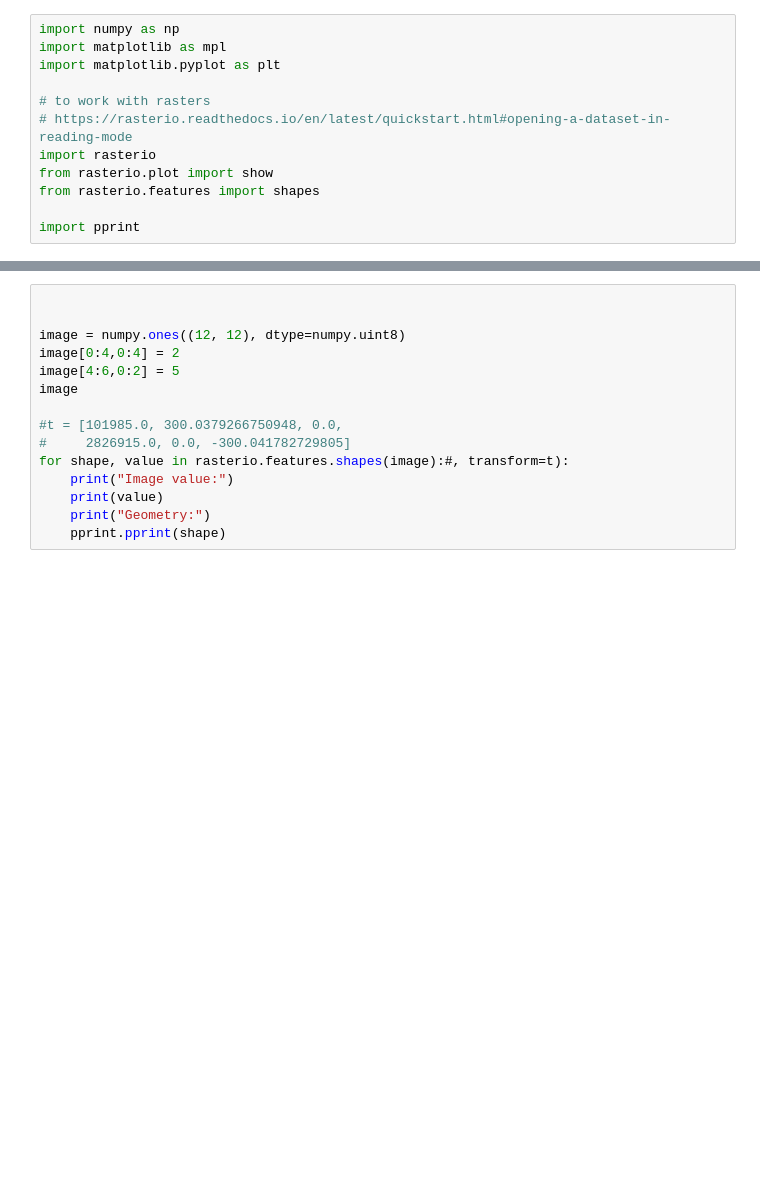
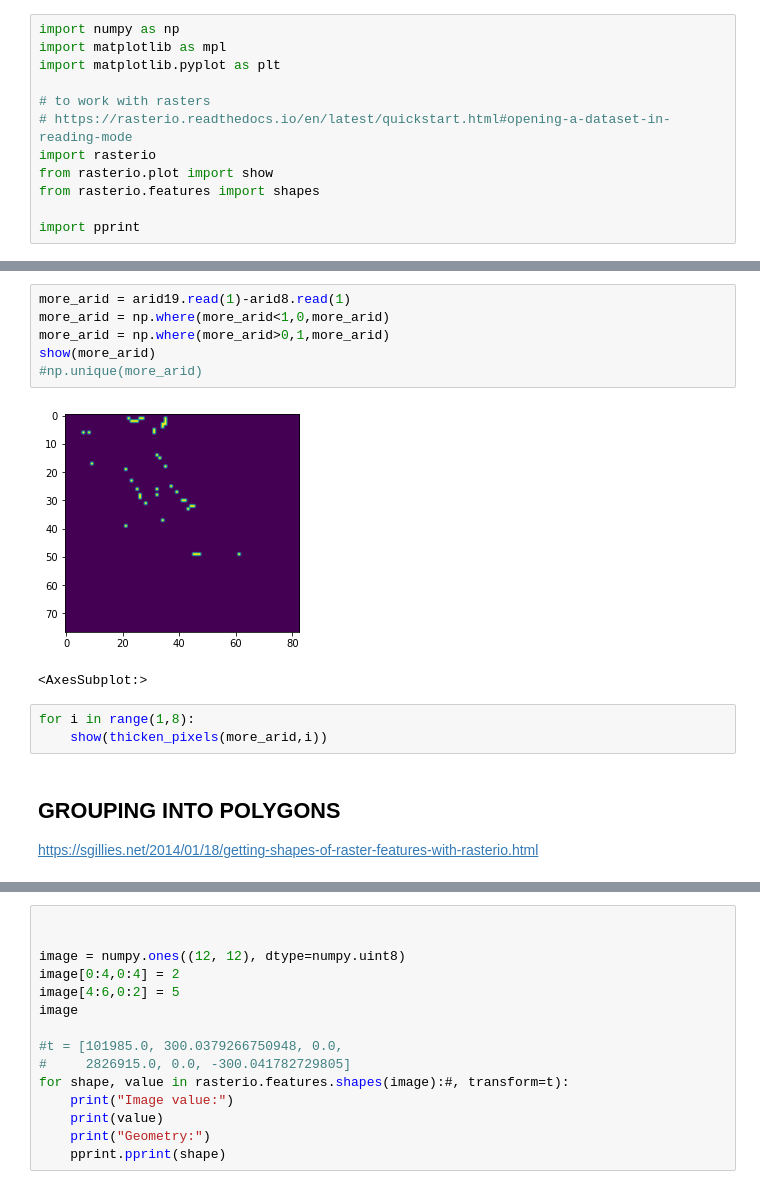
Before and after one commit to carmengg/CA_combinatorial_ecosystems, a Jupyter notebook: python_scripts/outlining_regions_from_raster.ipynb, the cells around one changed output, grey strips where cells are left out. Cells and saved outputs as stored; diff of their text form; blank space fills up the shorter version.

```diff
--- a/python_scripts/outlining_regions_from_raster.ipynb
+++ b/python_scripts/outlining_regions_from_raster.ipynb
@@ -33,3 +58,19 @@ plt.imshow(img)
+# %%
+more_arid = arid19.read(1)-arid8.read(1)
+more_arid = np.where(more_arid<1,0,more_arid)
+more_arid = np.where(more_arid>0,1,more_arid)
+show(more_arid)
+#np.unique(more_arid)
+# %% [output]
+[figure, added]
+<AxesSubplot:>
+# %%
+for i in range(1,8):
+    show(thicken_pixels(more_arid,i))
+# %% [markdown]
+## GROUPING INTO POLYGONS
+
+https://sgillies.net/2014/01/18/getting-shapes-of-raster-features-with-rasterio.html
 # %%
 # choose connectivity = 8
 # https://samirkhanal35.medium.com/relationships-between-pixels-neighbours-and-connectivity-d38e473cd994
```
Also changed, not shown: parts of 12 cells of this notebook.
